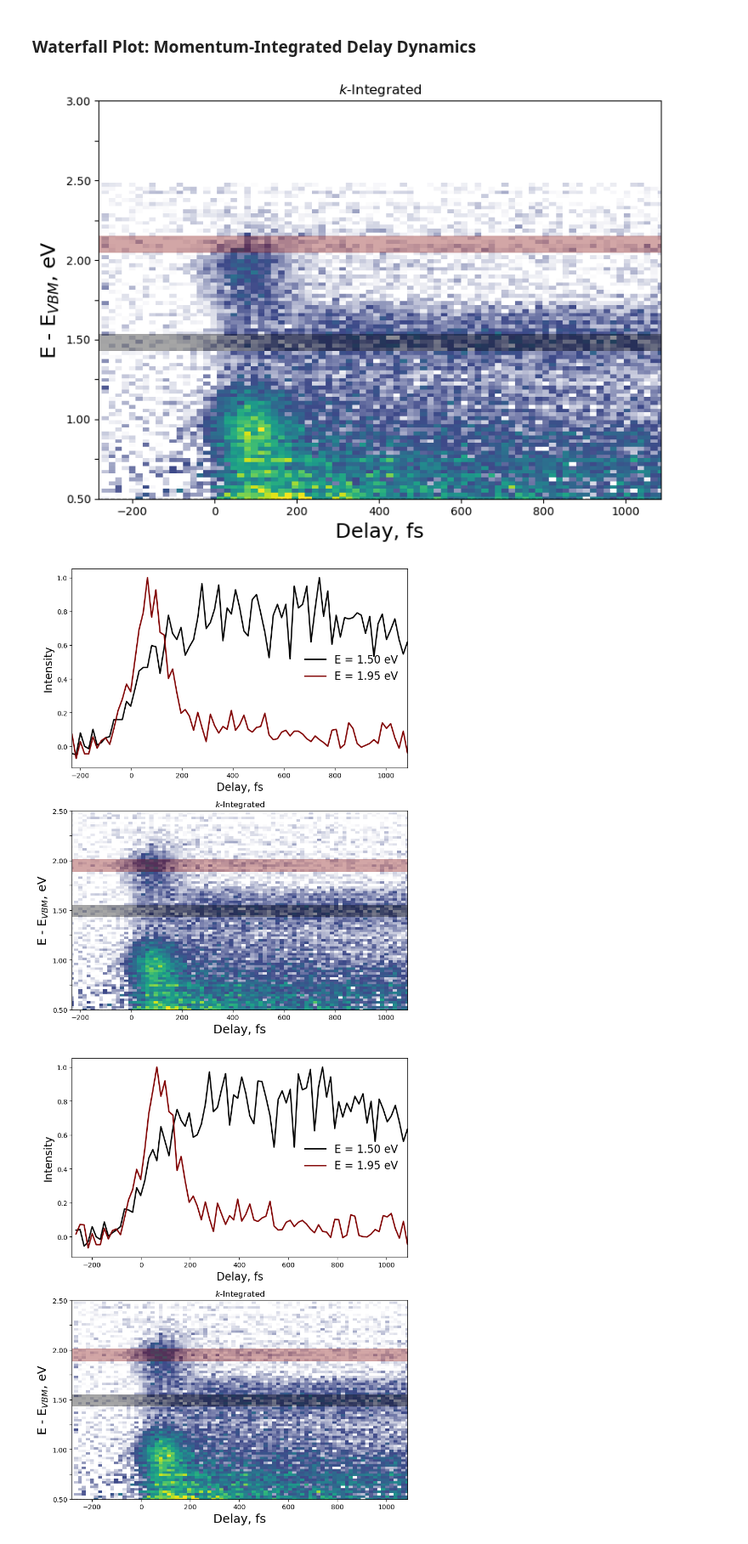
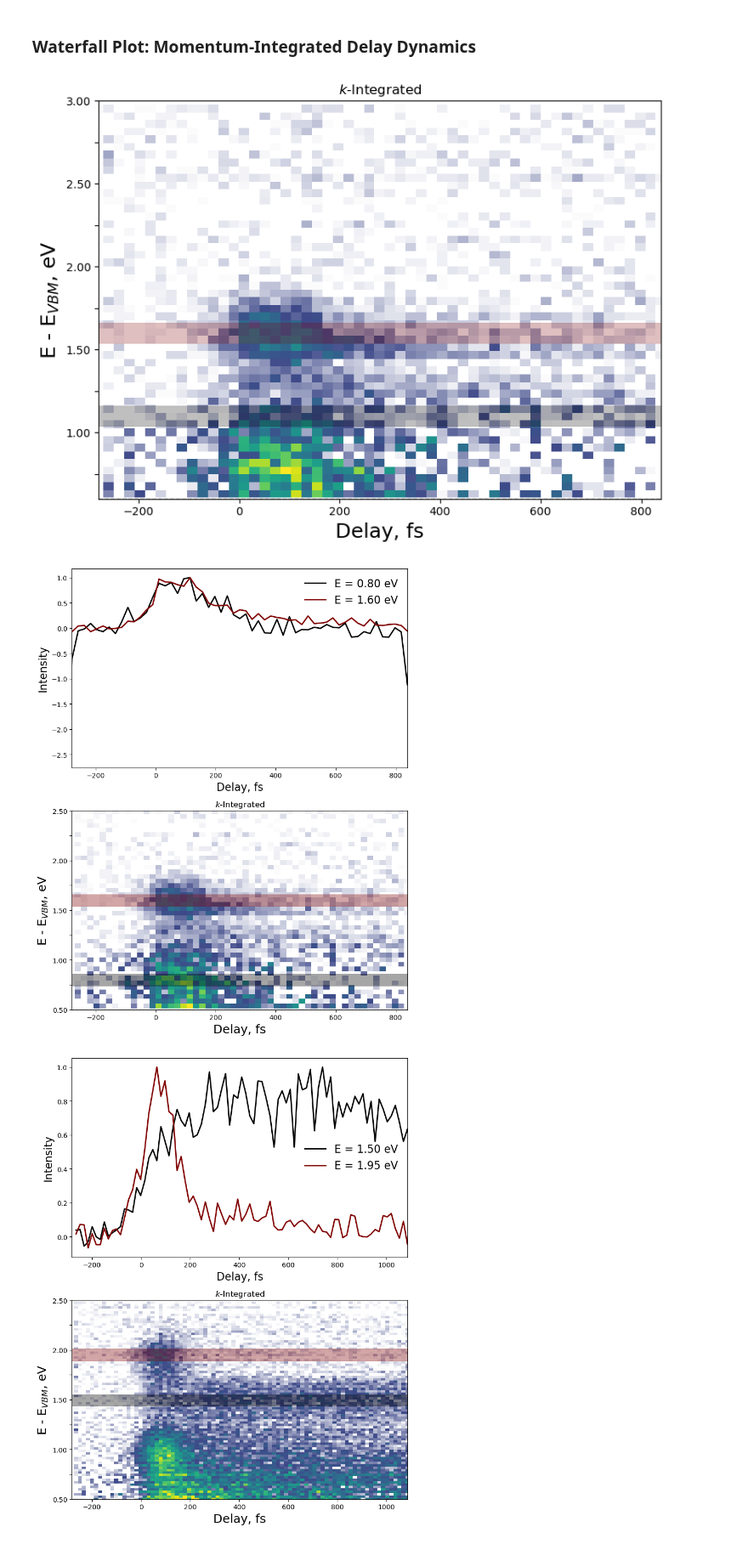
Before and after one commit to lawsonlloyd/mpes-analysis, a Jupyter notebook: mpes_Plot_Analysis.ipynb, the cells around one changed output. Shown at 85% size. Saved outputs shown, nothing was run; the diff lists cells and outputs as text; code cells hidden in the pictures.

```diff
--- a/mpes_Plot_Analysis.ipynb
+++ b/mpes_Plot_Analysis.ipynb
@@ -48,7 +48,8 @@ filename, offsets = 'Scan1062_binned.h5', [-5.5, 0]
 filename, offsets = 'Scan1063_binned.h5', [-4.5, 0]
 filename, offsets = 'Scan1064_binned.h5', [-4.75, 0]
 filename, offsets = 'Scan1076_binned.h5', [-0.4, 0]
-filename, offsets = 'Scan1078_binned.h5', [-0.1, 0]
+filename, offsets = 'Scan1095_binned.h5', [0, 0]
+filename, offsets = 'Scan1097_binned.h5', [0, 60]
 # %% [markdown]
 ### Load the data, Generate Normalized and Difference Data
 # %%
@@ -65,8 +66,8 @@ I = I/np.max(I)
 #I = I/np.max(I)
 
 # Generate Difference Data (Pos - Neg Delay Times), if desired.
-#I_diff = I - I.loc[{"delay":slice(-250,-150)}].mean(dim="delay")
-#I_diff = I_diff/np.max(I_diff)
+I_diff = I - I.loc[{"delay":slice(-250,-150)}].mean(dim="delay")
+I_diff = I_diff/np.max(I_diff)
 
 I_res = I
 # %% [output]
@@ -174,10 +178,10 @@ fig.tight_layout()
 # %% [markdown]
 ### Plot (& Fit) Delay Traces
 # %%
-E, E_int = [1.49, 1.95], .12 # Energies for Plotting Time Traces ; 1st Energy for MM
+E, E_int = [1.6, 1], .12 # Energies for Plotting Time Traces ; 1st Energy for MM
 (kx, ky), (kx_int, ky_int) = (0, 0), (4, 4) # Central (kx, ky) point and k-integration
 norm_trace = True
-subtract_neg = True
+subtract_neg = False
 neg_delays = [-300, -120]
 
 fig, axs = plt.subplots()
@@ -197,7 +201,7 @@ delay_limits = (-200, 1000)
 delay_axis = I.delay.loc[{"delay":slice(delay_limits[0], delay_limits[1])}].values
 
 # Curve 1
-time_trace = mpes.get_time_trace(I, 1.25, E_int, (kx, ky), (kx_int, ky_int), True, True, neg_delays = (-300, -50))
+time_trace = mpes.get_time_trace(I, 1.25, E_int, (kx, ky), (kx_int, ky_int), norm_trace = True, subtract_neg = True, neg_delays = (-300, -50))
 time_trace = time_trace.loc[{"delay":slice(delay_limits[0], delay_limits[1])}].values
 
 model = 'biexp'
@@ -207,7 +211,7 @@ popt, pcov, fit_curve_1 = mpes.fit_time_trace(model, delay_axis, time_trace, p0,
 mpes.print_fit_results(model, popt, pcov)
 
 # Curve 2
-time_trace = mpes.get_time_trace(I, 1.49, E_int, (kx, ky), (kx_int, ky_int), True, True, neg_delays = (-300, -50))
+time_trace = mpes.get_time_trace(I, 1.49, E_int, (kx, ky), (kx_int, ky_int), norm_trace = True, subtract_neg = True, neg_delays = (-300, -50))
 time_trace = time_trace.loc[{"delay":slice(delay_limits[0], delay_limits[1])}].values
 
 model = 'exp_rise_monoexp_decay'
@@ -245,29 +249,29 @@ tau_decay  = 10000.0000 ± 10642.9370
 # %%
 # Plot waterfall
 fig, ax = plt.subplots()
 fig.set_size_inches(8, 6, forward=False)
 
-E, E_int = [1.485, 2.1], .1 # Energies for Plotting Time Traces ; 1st Energy for MM
+E, E_int = [1.1, 1.6], .12 # Energies for Plotting Time Traces ; 1st Energy for MM
 (kx, ky), (kx_int, ky_int) = (0, 0), (4, 4) # Central (kx, ky) point and k-integration
 
 mpes.plot_waterfall(
     I_diff, kx, kx_int, ky, ky_int,
     fig = fig, ax = ax,
-    cmap=cmap_LTL, scale=[0,1], energy_limits=[0.5,3]
+    cmap=cmap_LTL, scale=[0,1], energy_limits=[0.6,3], subtract_neg = True, neg_delays = [-250, -150]
 )
 
 colors = ['black', 'maroon']
 
 for i in np.arange(len(E)):
 
     rect3 = (Rectangle((-500, E[i]-E_int/2), 2000, E_int , linewidth=.5,\
-                         edgecolor=colors[i], facecolor=colors[i], alpha = 0.35))
+                         edgecolor=colors[i], facecolor=colors[i], alpha = 0.25))
     ax.add_patch(rect3) #Add rectangle to plot
 
 #ax.axhline(E[0])
 #ax.axhline(E[1])
 # %% [output]
-[figure, old version]
+[figure, new version]
 # %%
 # Plot waterfall
 fig, ax = plt.subplots(2,1)
@@ -275,7 +279,7 @@ fig.set_size_inches(8, 10, forward=False)
 ax = ax.flatten()
 
 # Plot time traces
-E, E_int = [1.495, 1.95], .120 # Energies for Plotting Time Traces ; 1st Energy for MM
+E, E_int = [0.8, 1.6], .120 # Energies for Plotting Time Traces ; 1st Energy for MM
 (kx, ky), (kx_int, ky_int) = (0, 0), (4, 4) # Central (kx, ky) point and k-integration
 norm_trace = True
 subtract_neg = True
@@ -303,7 +307,7 @@ for i in np.arange(len(E)):
                          edgecolor=colors[i], facecolor=colors[i], alpha = 0.35))
     ax[1].add_patch(rect3) #Add rectangle to plot
 # %% [output]
-[figure, old version]
+[figure, new version]
 # %%
 # Plot waterfall
 fig, ax = plt.subplots(2,1)
```
Also changed, not shown: parts of 5 cells of this notebook, 3 other files.
